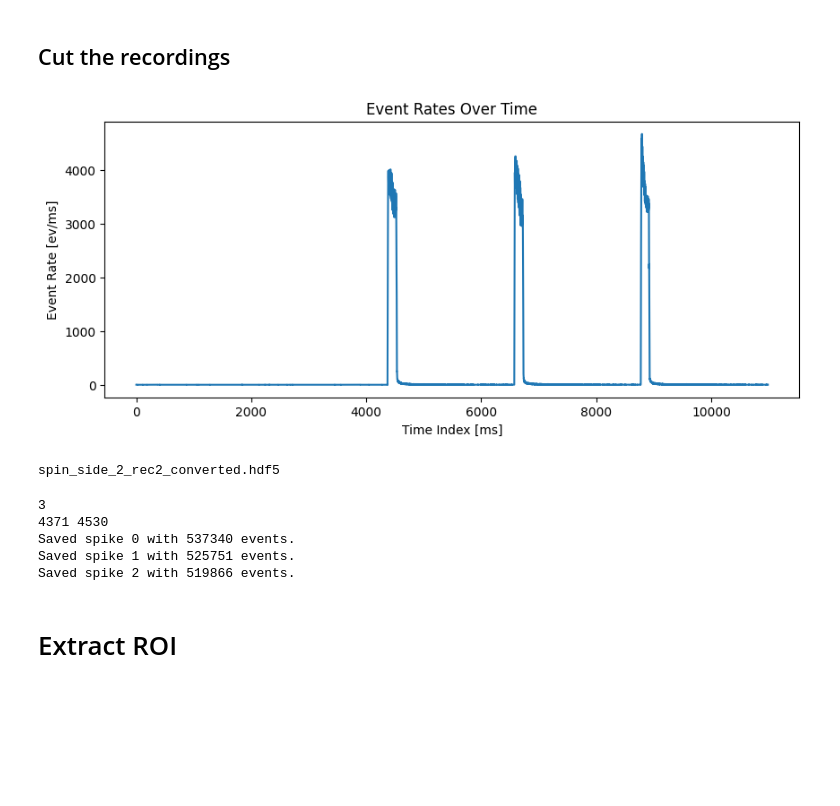
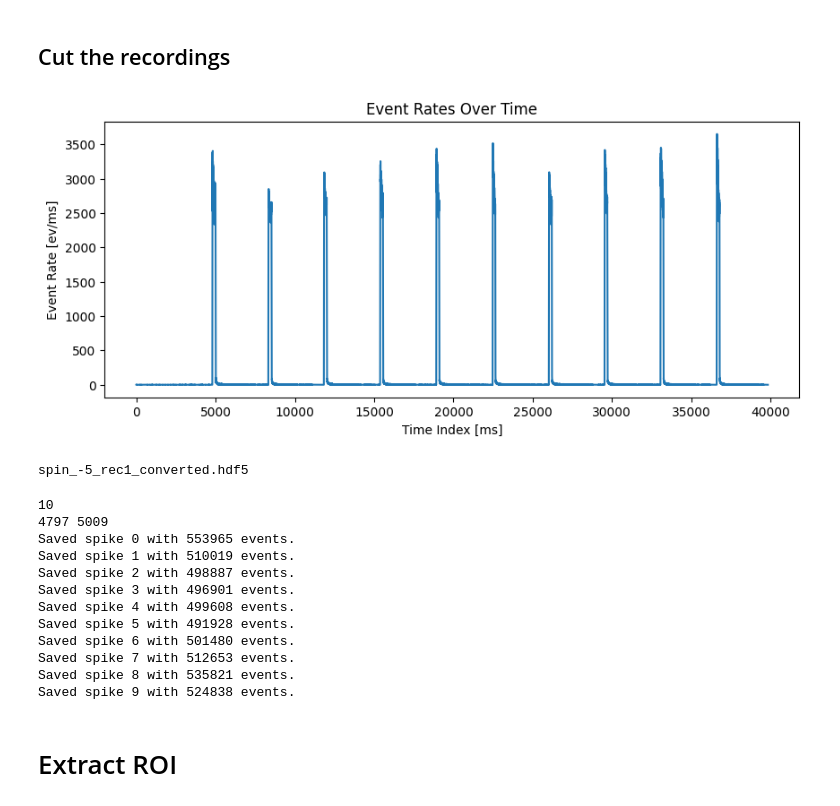
Before and after one commit to leviN1998/Master_Thesis, a Jupyter notebook: notebooks/6.0-lk-cut-ball_gun-recording.ipynb, the cells around one changed output. Cells and saved outputs as stored; diff of their text form; code cells hidden in the pictures; blank space fills up the shorter version.

```diff
--- a/notebooks/6.0-lk-cut-ball_gun-recording.ipynb
+++ b/notebooks/6.0-lk-cut-ball_gun-recording.ipynb
@@ -344,22 +344,22 @@ filenames = [
     "spin_side_2_rec2_converted.hdf5"
 ]
 # %%
-i = 29 # 0 - 29
+i = 24 # 0 - 29
 filename = filenames[i]
 
 buf = eventIO.load_hdf5("/home/lkolmar/Documents/metavision/recordings/dataset_full_ball-gun/hdf5/" + filename)
 event_rates = buf.ms_to_idx[1:] - buf.ms_to_idx[:-1]
 
 plt.figure(figsize=(10, 4))
 plt.plot(event_rates)
 plt.xlabel("Time Index [ms]")
 plt.ylabel("Event Rate [ev/ms]")
 plt.title("Event Rates Over Time")
 plt.show()
 print(filename)
 # %% [output]
-[figure, old version]
+[figure, new version]
-spin_side_2_rec2_converted.hdf5
+spin_-5_rec1_converted.hdf5
 # %%
 threshold = 1000  # Set a threshold for event rates [ev/ms]
 high_rate_idxs = np.where(event_rates > threshold)[0]
@@ -395,10 +395,17 @@ for i in range(len(spikes)):
     eventIO.save_hdf5(buf_spike1, f"/home/lkolmar/Documents/metavision/recordings/dataset_full_ball-gun/cut/spike_{i}_{filename}", bias=[0])
     print(f"Saved spike {i} with {buf_spike1.i} events.")
 # %% [output]
-3
-4371 4530
-Saved spike 0 with 537340 events.
-Saved spike 1 with 525751 events.
-Saved spike 2 with 519866 events.
+10
+4797 5009
+Saved spike 0 with 553965 events.
+Saved spike 1 with 510019 events.
+Saved spike 2 with 498887 events.
+Saved spike 3 with 496901 events.
+Saved spike 4 with 499608 events.
+Saved spike 5 with 491928 events.
+Saved spike 6 with 501480 events.
+Saved spike 7 with 512653 events.
+Saved spike 8 with 535821 events.
+Saved spike 9 with 524838 events.
 # %% [markdown]
 # Extract ROI
```
Also changed, not shown: parts of 16 cells of this notebook, 2 other files.
